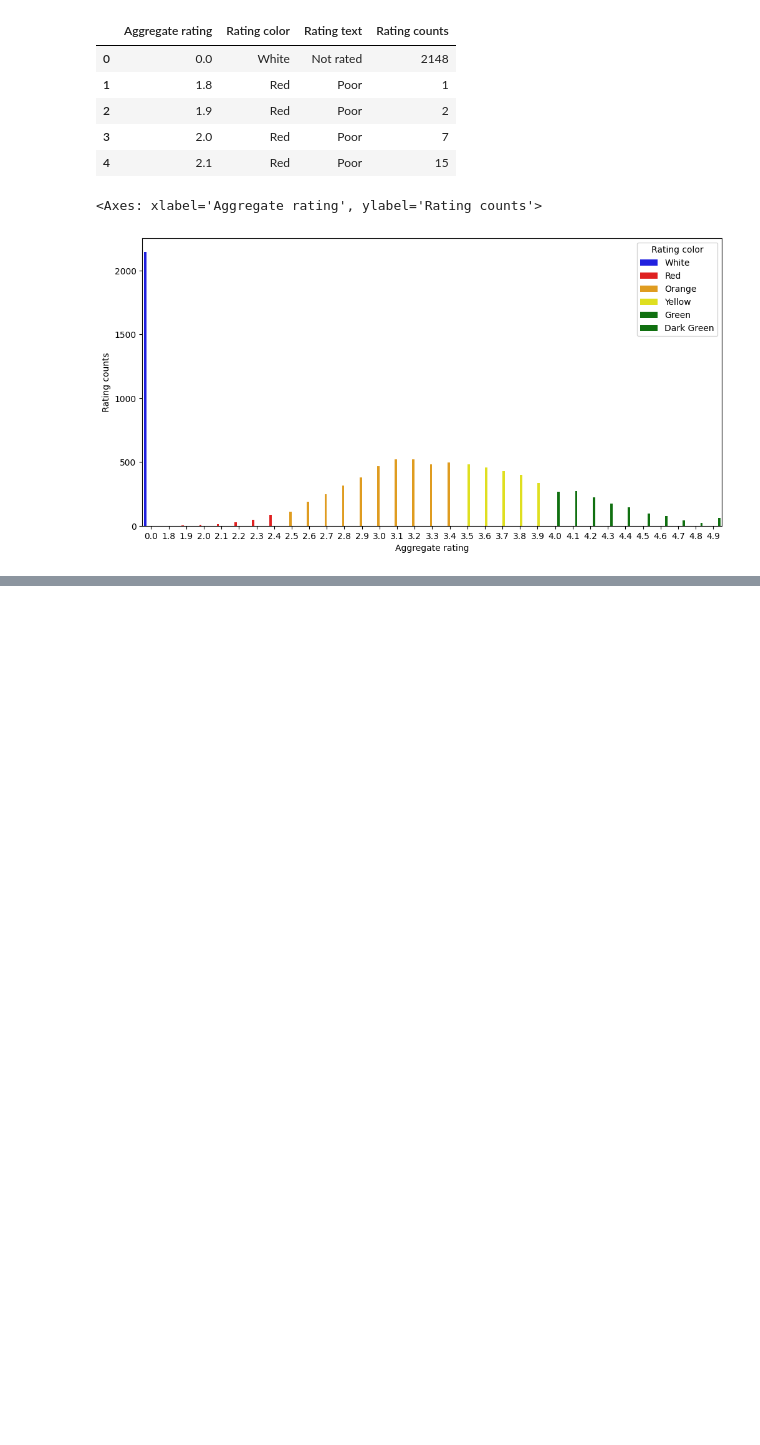
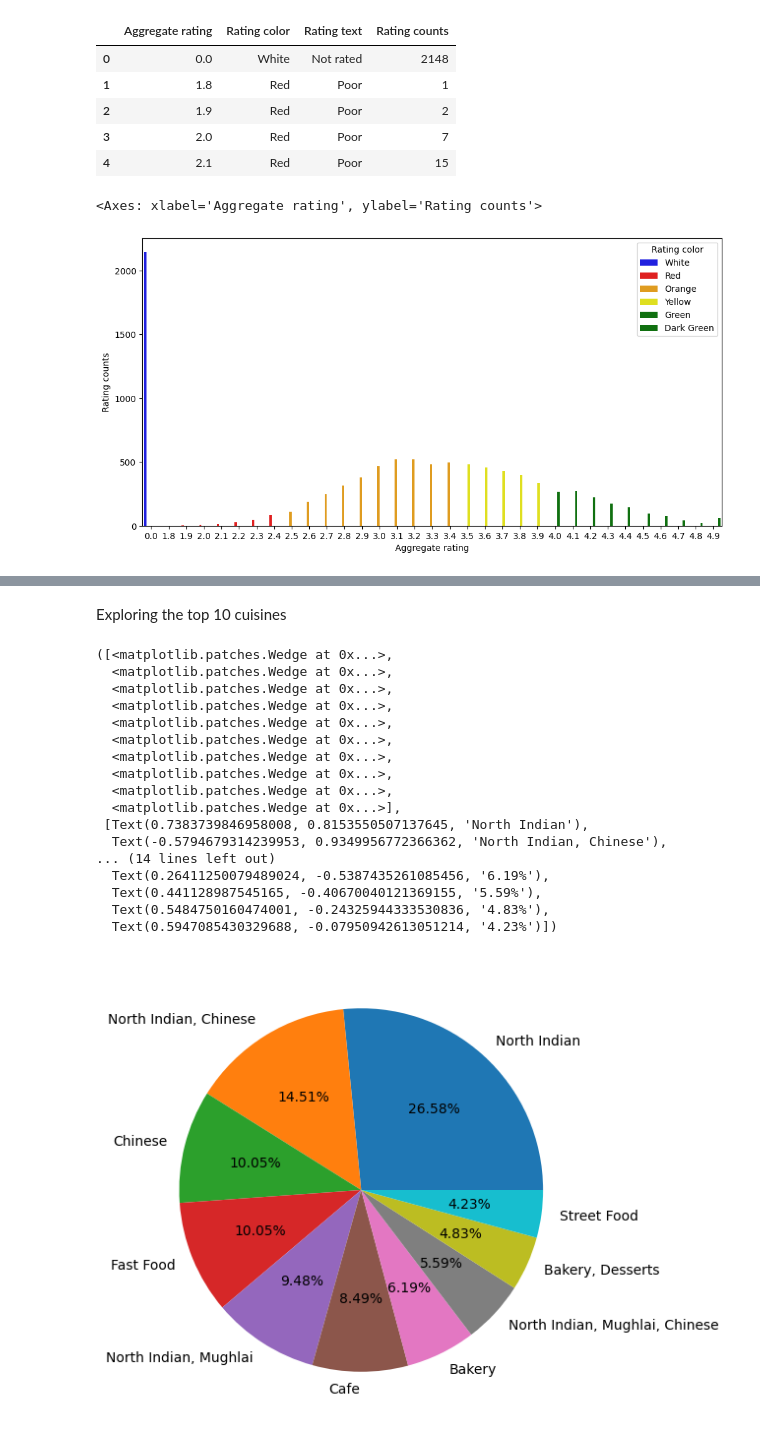
Before and after one commit to badrinarayanan02/machine_learning, a Jupyter notebook: EDA(2348507).ipynb, the cells around one changed output, grey strips where cells are left out. Cells and saved outputs as stored; diff of their text form; code cells hidden in the pictures; blank space fills up the shorter version.

```diff
--- a/EDA(2348507).ipynb
+++ b/EDA(2348507).ipynb
@@ -186,0 +286,27 @@ sns.barplot(x="Aggregate rating",y = "Rating counts",data = rating,hue="Rating c
+# %% [markdown]
+Exploring the top 10 cuisines
+# %%
+Cuisine_value = final_df['Cuisines'].value_counts().values
+# %%
+Cuisine_name = final_df['Cuisines'].value_counts().index
+# %%
+plt.pie(Cuisine_value[:10],labels = Cuisine_name[:10],autopct='%1.2f%%')
+# %% [output]
+([<matplotlib.patches.Wedge at 0x...>,
+  <matplotlib.patches.Wedge at 0x...>,
+  <matplotlib.patches.Wedge at 0x...>,
+  <matplotlib.patches.Wedge at 0x...>,
+  <matplotlib.patches.Wedge at 0x...>,
+  <matplotlib.patches.Wedge at 0x...>,
+  <matplotlib.patches.Wedge at 0x...>,
+  <matplotlib.patches.Wedge at 0x...>,
+  <matplotlib.patches.Wedge at 0x...>,
+  <matplotlib.patches.Wedge at 0x...>],
+ [Text(0.7383739846958008, 0.8153550507137645, 'North Indian'),
+  Text(-0.5794679314239953, 0.9349956772366362, 'North Indian, Chinese'),
+... (14 lines left out)
+  Text(0.26411250079489024, -0.5387435261085456, '6.19%'),
+  Text(0.441128987545165, -0.40670040121369155, '5.59%'),
+  Text(0.5484750160474001, -0.24325944333530836, '4.83%'),
+  Text(0.5947085430329688, -0.07950942613051214, '4.23%')])
+[figure, added]
```
Also changed, not shown: parts of 19 cells of this notebook.
